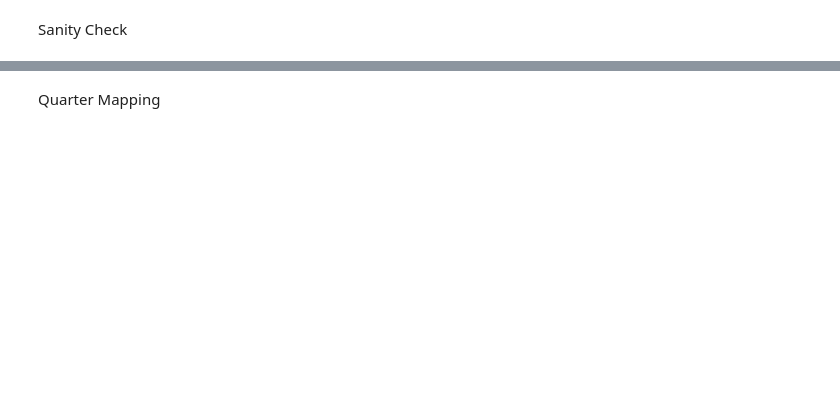
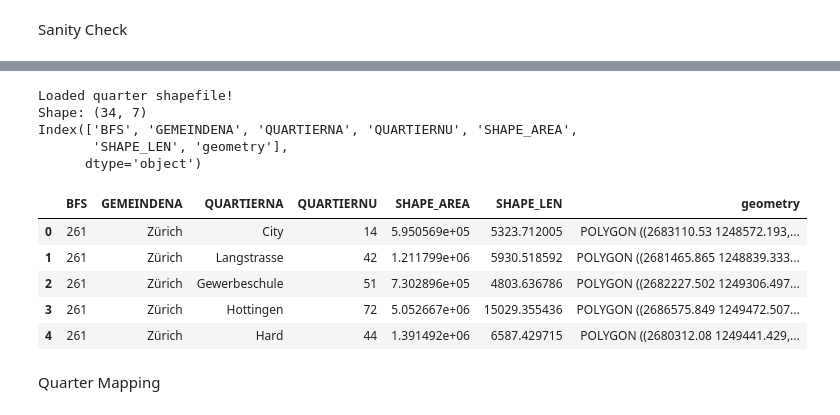
Before and after one commit to dydy2010/geospatial_analysis_hslu_group_project, a Jupyter notebook: GEO Data Analysis.ipynb, the cells around one changed output, grey strips where cells are left out. Drawn from its saved outputs; the diff is of its cells as text; code cells hidden in the pictures; blank space fills up the shorter version.

```diff
--- a/GEO Data Analysis.ipynb
+++ b/GEO Data Analysis.ipynb
@@ -437,5 +667,0 @@ Quartier Shape File
-# %%
-RAW = "/content/drive/MyDrive/Colab Notebooks/GEO Spatial Data Analysis/Data/raw/"
-
-# See what is inside the raw folder
-!ls "$RAW"
@@ -442,5 +683,5 @@ RAW = "/content/drive/MyDrive/Colab Notebooks/GEO Spatial Data Analysis/Data/raw
 # %%
-QUARTER_DIR = RAW + "Stadtkreise_und_Quartiere_Zurich_und_Winterthur_-OGD/"
+QUARTER_DIR = RAW / "Stadtkreise_und_Quartiere_Zurich_und_Winterthur_-OGD/"
 
 # List all files in that folder
 !ls "$QUARTER_DIR"
@@ -447,15 +706,27 @@ QUARTER_DIR = RAW + "Stadtkreise_und_Quartiere_Zurich_und_Winterthur_-OGD/"
 # %%
 import geopandas as gpd
 
-quartier_shp = QUARTER_DIR + "UP_STADTQUARTIERE_F.shp"
+quartier_shp = QUARTER_DIR / "UP_STADTQUARTIERE_F.shp"
 
 quarters = gpd.read_file(quartier_shp)
 
 print("Loaded quarter shapefile!")
 print("Shape:", quarters.shape)
 print(quarters.columns)
 
 quarters.head()
+# %% [output]
+Loaded quarter shapefile!
+Shape: (34, 7)
+Index(['BFS', 'GEMEINDENA', 'QUARTIERNA', 'QUARTIERNU', 'SHAPE_AREA',
+       'SHAPE_LEN', 'geometry'],
+      dtype='object')
+|  | BFS | GEMEINDENA | QUARTIERNA | QUARTIERNU | SHAPE_AREA | SHAPE_LEN | geometry |
+| 0 | 261 | Zürich | City | 14 | 5.950569e+05 | 5323.712005 | POLYGON ((2683110.53 1248572.193,... |
+| 1 | 261 | Zürich | Langstrasse | 42 | 1.211799e+06 | 5930.518592 | POLYGON ((2681465.865 1248839.333... |
+| 2 | 261 | Zürich | Gewerbeschule | 51 | 7.302896e+05 | 4803.636786 | POLYGON ((2682227.502 1249306.497... |
+| 3 | 261 | Zürich | Hottingen | 72 | 5.052667e+06 | 15029.355436 | POLYGON ((2686575.849 1249472.507... |
+| 4 | 261 | Zürich | Hard | 44 | 1.391492e+06 | 6587.429715 | POLYGON ((2680312.08 1249441.429,... |
 # %% [markdown]
 Quarter Mapping
 # %%
```
Also changed, not shown: parts of 33 cells of this notebook.
